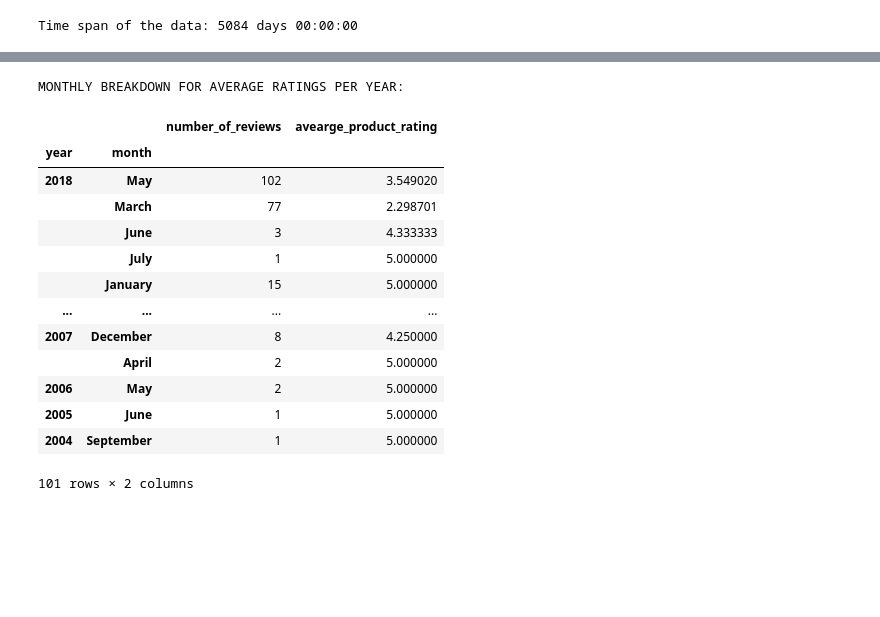
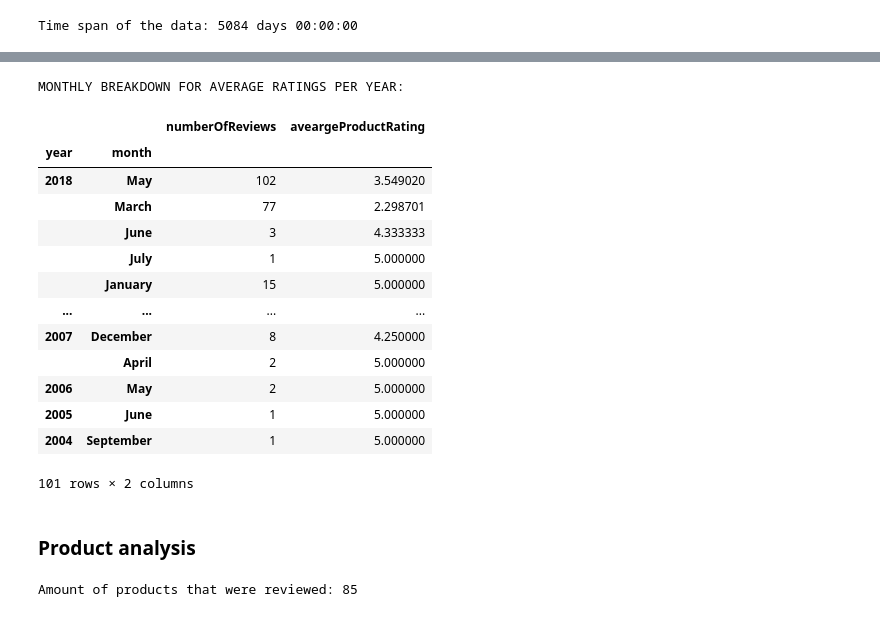
Before and after one commit to ahmadbashorun/AI6-amazon-reviews-EDA-project, a Jupyter notebook: Beauty_cleaning.ipynb, the cells around one changed output, grey strips where cells are left out. Cells and saved outputs as stored; diff of their text form; code cells hidden in the pictures; blank space fills up the shorter version.

```diff
--- a/Beauty_cleaning.ipynb
+++ b/Beauty_cleaning.ipynb
@@ -195,13 +195,13 @@ AVERAGE RATINGS PER YEAR:
 # %%
 yearly_month_rating = beauty_df.groupby(["year","month"]).agg({"reviewText":"count", "productRating":"mean"}).sort_values(
     "year", ascending=False)
-yearly_month_rating.rename(columns={"reviewText":"number_of_reviews", "productRating":"avearge_product_rating"}, inplace=True)
+yearly_month_rating.rename(columns={"reviewText":"numberOfReviews", "productRating":"aveargeProductRating"}, inplace=True)
 
 print("MONTHLY BREAKDOWN FOR AVERAGE RATINGS PER YEAR:")
 yearly_month_rating
 # %% [output]
 MONTHLY BREAKDOWN FOR AVERAGE RATINGS PER YEAR:
-|  |  | number_of_reviews | avearge_product_rating |
+|  |  | numberOfReviews | aveargeProductRating |
 | year | month |  |  |
 | 2018 | May | 102 | 3.549020 |
 |  | March | 77 | 2.298701 |
@@ -215,3 +215,10 @@ MONTHLY BREAKDOWN FOR AVERAGE RATINGS PER YEAR:
 | 2005 | June | 1 | 5.000000 |
 | 2004 | September | 1 | 5.000000 |
 101 rows × 2 columns
+# %% [markdown]
+### Product analysis
+# %%
+no_of_products = len(beauty_df["productID"].unique())
+print("Amount of products that were reviewed: {}".format(no_of_products))
+# %% [output]
+Amount of products that were reviewed: 85
```
Also changed, not shown: parts of 7 cells of this notebook.
